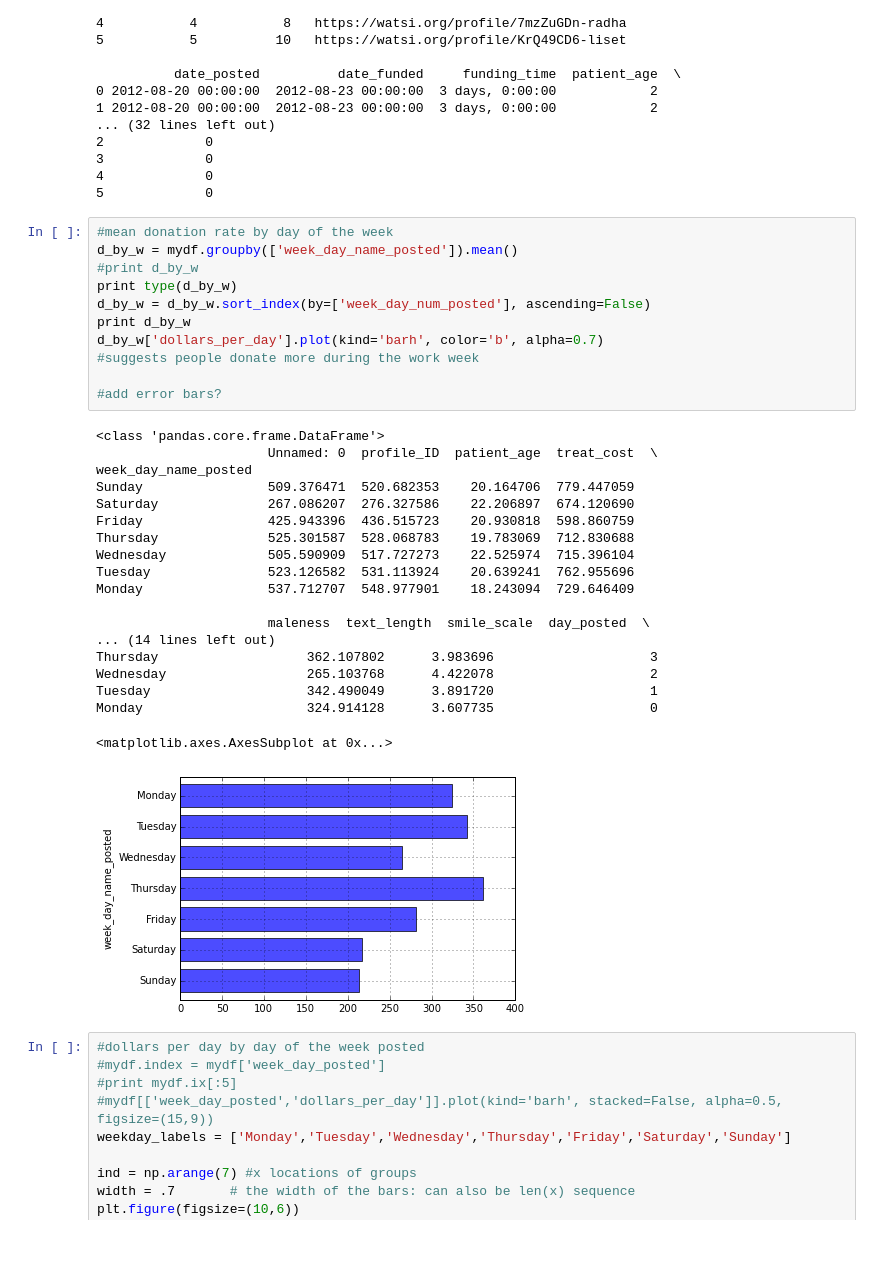
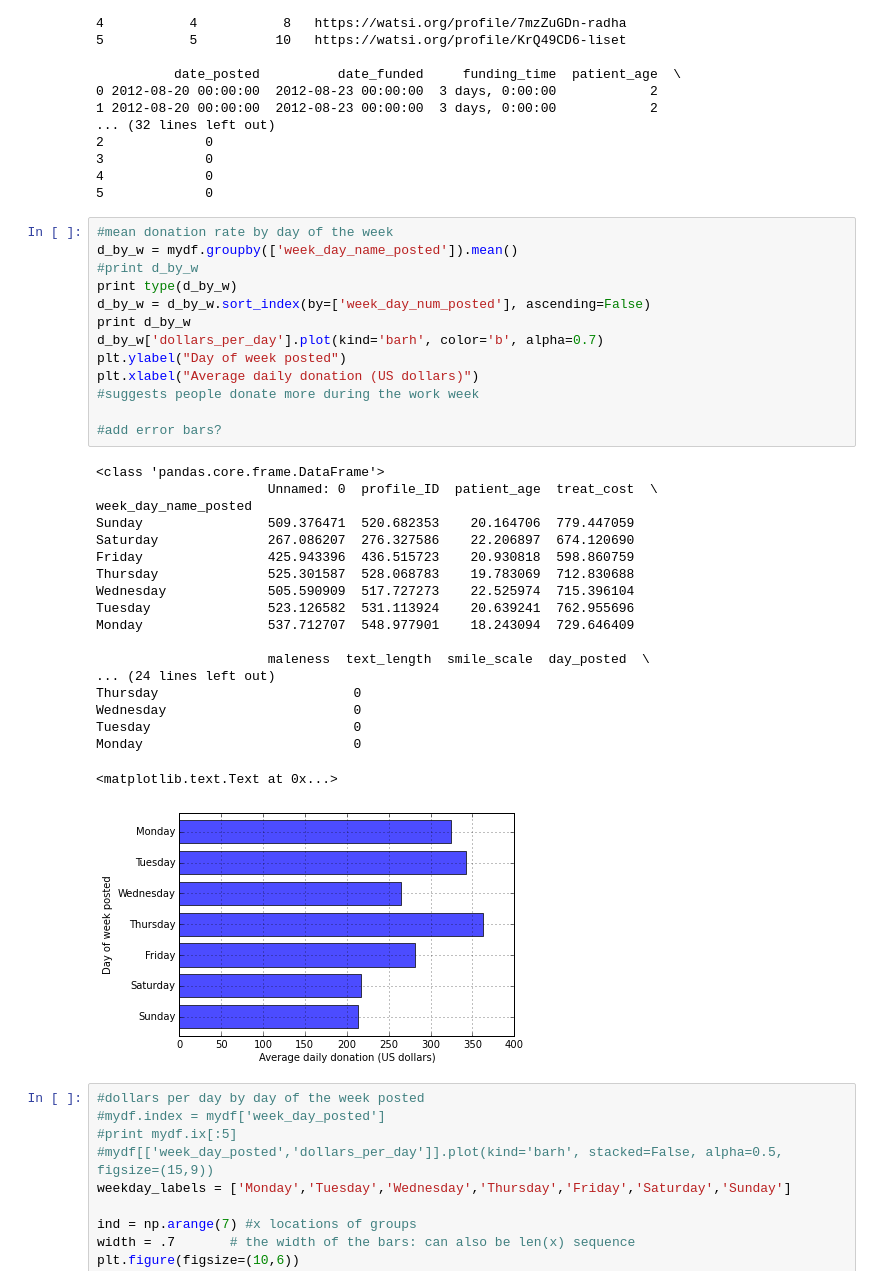
Before and after one commit to cotterman/Astro250_Python-for-Data-Scientists, a Jupyter notebook: Final project-Watsi-cotterman/exper_2way_stats.ipynb, the cells around one changed output. Saved outputs shown, nothing was run; the diff lists cells and outputs as text; blank space fills up the shorter version.

```diff
--- a/Final project-Watsi-cotterman/exper_2way_stats.ipynb
+++ b/Final project-Watsi-cotterman/exper_2way_stats.ipynb
@@ -53,34 +53,36 @@ Index([u'Unnamed: 0', u'profile_ID', u'profile_link', u'date_posted', u'date_fun
 # %%
 #mean donation rate by day of the week
 d_by_w = mydf.groupby(['week_day_name_posted']).mean()
 #print d_by_w
 print type(d_by_w)
 d_by_w = d_by_w.sort_index(by=['week_day_num_posted'], ascending=False)
 print d_by_w
 d_by_w['dollars_per_day'].plot(kind='barh', color='b', alpha=0.7)
+plt.ylabel("Day of week posted")
+plt.xlabel("Average daily donation (US dollars)")
 #suggests people donate more during the work week
 
 #add error bars?
 # %% [output]
 <class 'pandas.core.frame.DataFrame'>
                       Unnamed: 0  profile_ID  patient_age  treat_cost  \
 week_day_name_posted
 Sunday                509.376471  520.682353    20.164706  779.447059
 Saturday              267.086207  276.327586    22.206897  674.120690
 Friday                425.943396  436.515723    20.930818  598.860759
 Thursday              525.301587  528.068783    19.783069  712.830688
 Wednesday             505.590909  517.727273    22.525974  715.396104
 Tuesday               523.126582  531.113924    20.639241  762.955696
 Monday                537.712707  548.977901    18.243094  729.646409
 
                       maleness  text_length  smile_scale  day_posted  \
-... (14 lines left out)
-Thursday                   362.107802      3.983696                    3
-Wednesday                  265.103768      4.422078                    2
-Tuesday                    342.490049      3.891720                    1
-Monday                     324.914128      3.607735                    0
+... (24 lines left out)
+Thursday                         0
+Wednesday                        0
+Tuesday                          0
+Monday                           0
-<matplotlib.axes.AxesSubplot at 0x...>
+<matplotlib.text.Text at 0x...>
-[figure, old version]
+[figure, new version]
 # %%
 #dollars per day by day of the week posted
 #mydf.index = mydf['week_day_posted']
```
Also changed, not shown: parts of 9 cells of this notebook, 30 other files.
